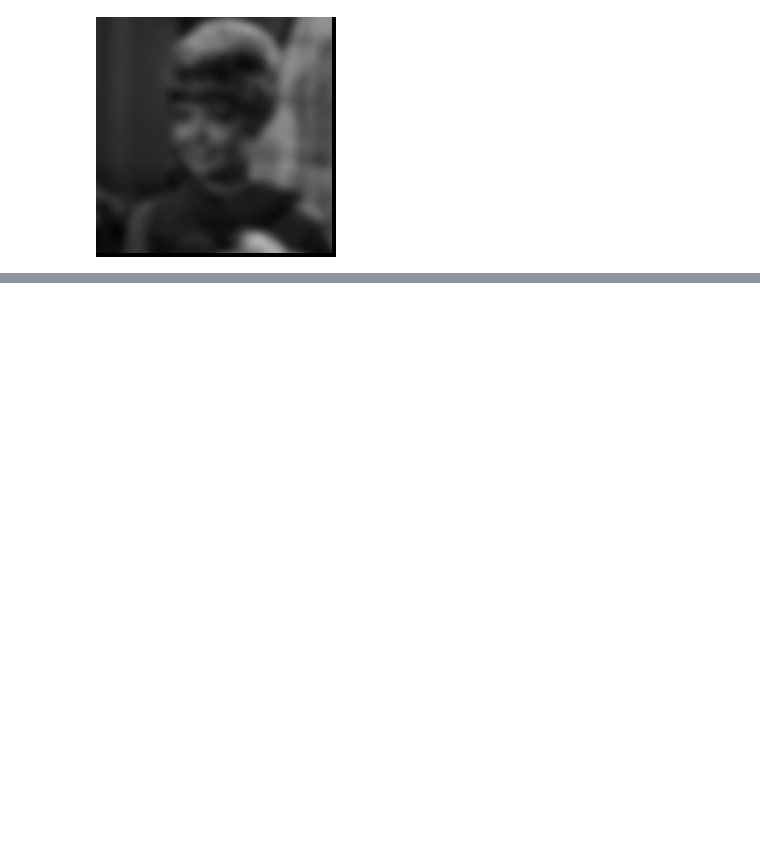
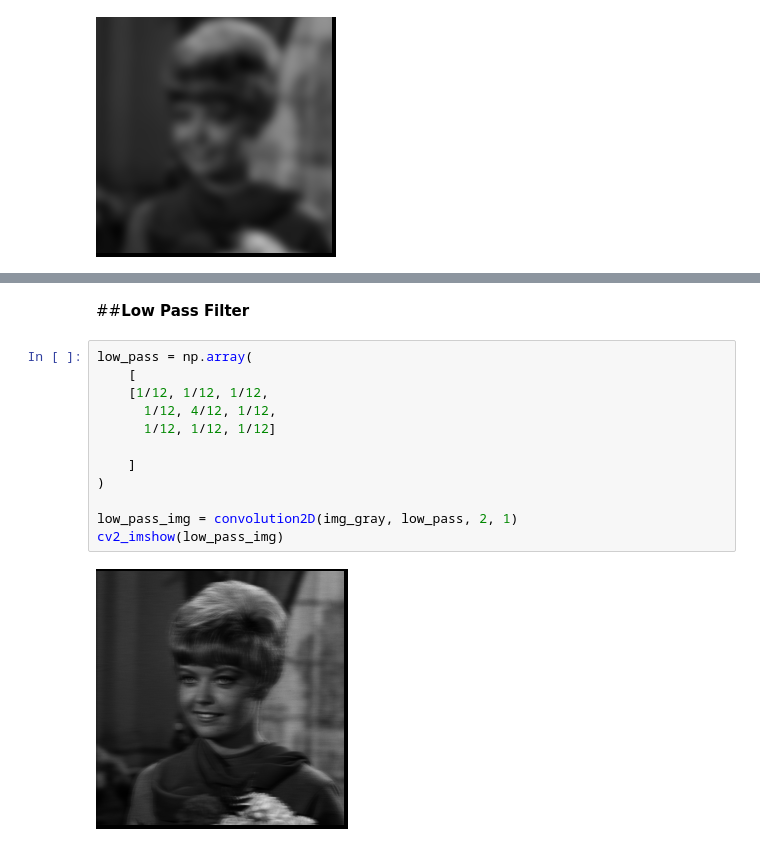
Before and after one commit to NurlailyAsrobika16/PCVK_Genap_2023, a Jupyter notebook: Week7.ipynb, the cells around one changed output, grey strips where cells are left out. Drawn from its saved outputs; the diff is of its cells as text; blank space fills up the shorter version.

```diff
--- a/Week7.ipynb
+++ b/Week7.ipynb
@@ -171,0 +193,16 @@ cv2_imshow(output_gauss)
+# %% [markdown]
+##**Low Pass Filter**
+# %%
+low_pass = np.array(
+    [
+    [1/12, 1/12, 1/12,
+      1/12, 4/12, 1/12,
+      1/12, 1/12, 1/12]
+
+    ]
+)
+
+low_pass_img = convolution2D(img_gray, low_pass, 2, 1)
+cv2_imshow(low_pass_img)
+# %% [output]
+[figure, added]
```
Also changed, not shown: parts of 6 cells of this notebook.
